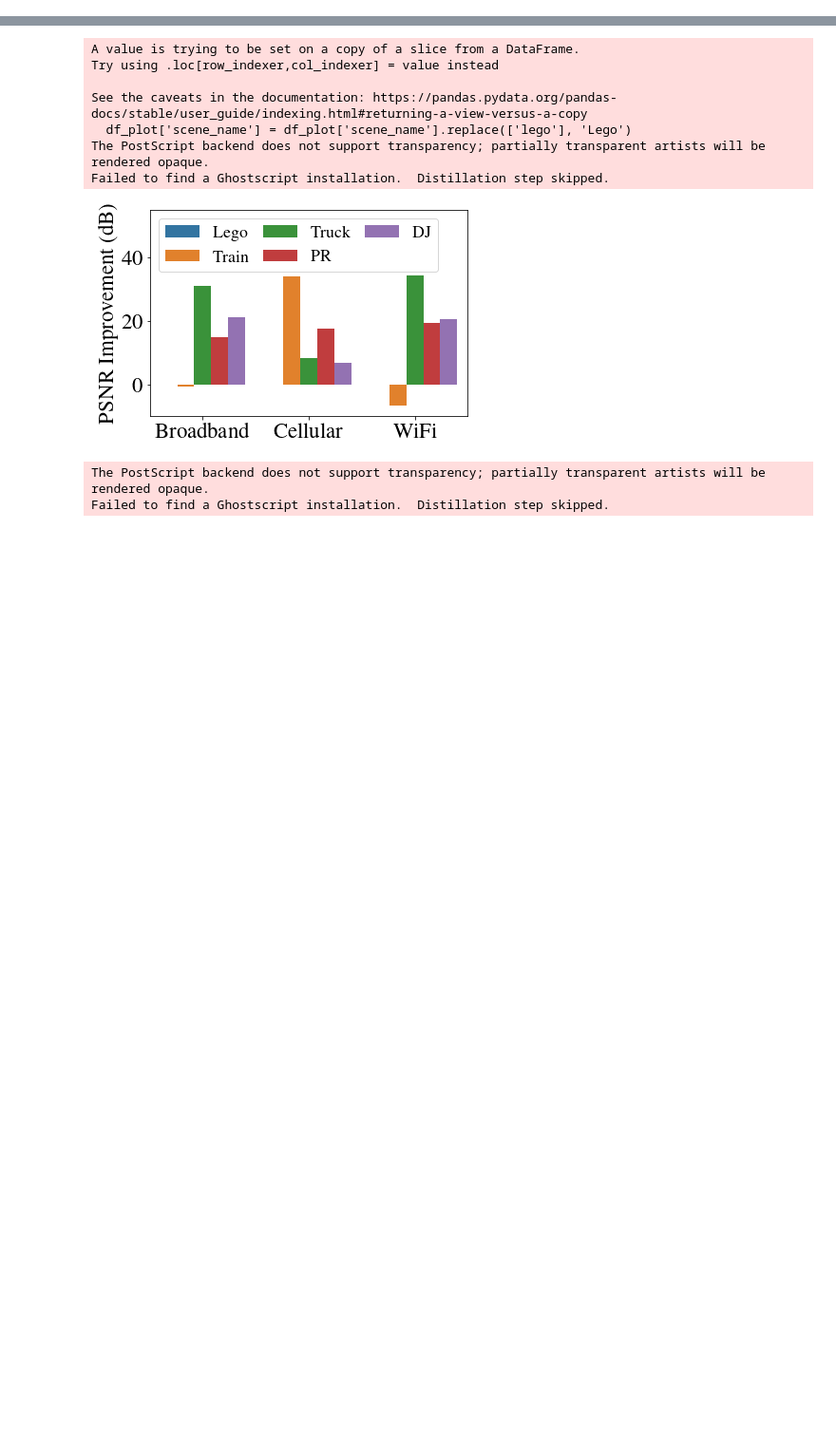
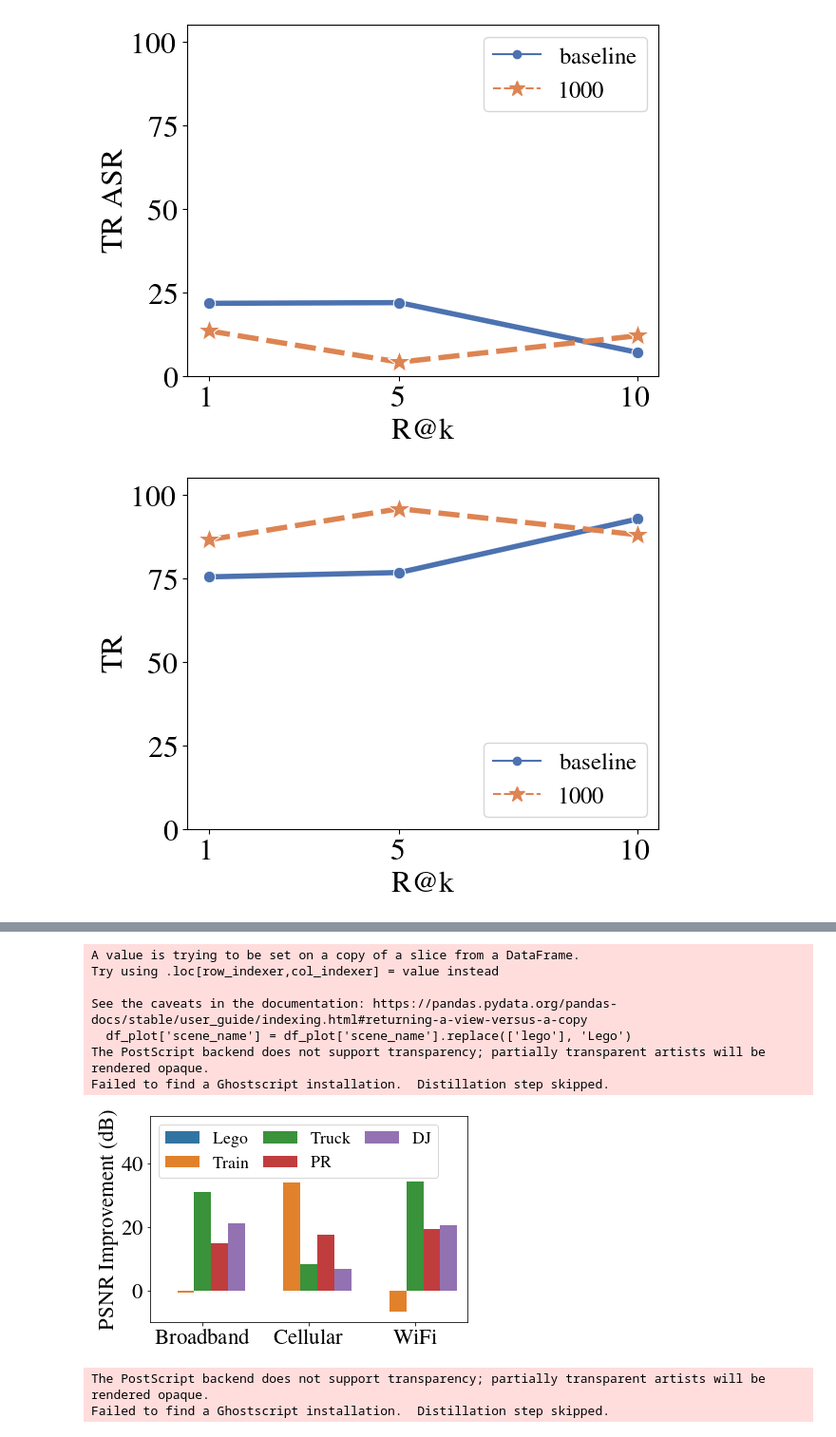
Before and after one commit to SYJINTW/ImmerEdge25-plotting, a Jupyter notebook: plotTemplate.ipynb, the cells around one changed output, grey strips where cells are left out. Shown at 95% size. Saved outputs shown, nothing was run; the diff lists cells and outputs as text; code cells hidden in the pictures; blank space fills up the shorter version.

```diff
--- a/plotTemplate.ipynb
+++ b/plotTemplate.ipynb
@@ -32,0 +79,73 @@ figsize=(6.4, 4.8)
+# %%
+def TR_ASR_baseline_and_1000():
+    roundNum = 0
+
+    saveDir = Path(".")/"figs"/f"round{roundNum}"
+    saveDir.mkdir(parents=True, exist_ok=True)
+
+    filePath = Path(".")/"csv_all"/"albef2tcl_all.csv"
+    df = pd.read_csv(filePath)
+
+    # Step 1: change to plotting format and filter
+    df_plot = df
+    df_plot = df_plot[(df_plot["model"] == "TCL")]
+    df_plot = df_plot[(df_plot["num_of_img"] == "1000") | (df_plot["num_of_img"] == "baseline")]
+
+    print(df_plot)
+
+    # 整理成 long format，x 用數字 1,5,10
+    df_long = pd.DataFrame({
+        "metric": [1, 5, 10] * len(df_plot),
+        "ASR": pd.concat([df_plot["txt_r1_ASR"], df_plot["txt_r5_ASR"], df_plot["txt_r10_ASR"]], ignore_index=True),
+        "num_of_img": df_plot["num_of_img"].repeat(3).reset_index(drop=True)
+    })
+
+    # 畫 lineplot
+    ax = sns.lineplot(x='metric', y='ASR',
+                    hue= "num_of_img",
+                    style="num_of_img",
+                    data=df_long,
+                    errorbar=('ci', 95), err_style="bars",
+                    palette = 'deep',
+                    markers=[".","*","^","D"],
+                    markersize=18,
+                    lw=4
+                    )
+
+    ax.set(ylim = (0, 105))
+    # plt.title("Text Retrieval ASR vs Recall Metric")
+    plt.xlabel("R@k")
+    plt.ylabel("TR ASR")
+    plt.xticks([1,5,10])  # 固定 X 軸刻度
+    plt.legend(title='', loc='upper right', fontsize="18", ncol=1, markerscale=2)
+    plt.show()
+
+    # 整理成 long format，x 用數字 1,5,10
+    df_long = pd.DataFrame({
+        "metric": [1, 5, 10] * len(df_plot),
+        "TR": pd.concat([df_plot["txt_r1"], df_plot["txt_r5"], df_plot["txt_r10"]], ignore_index=True),
+        "num_of_img": df_plot["num_of_img"].repeat(3).reset_index(drop=True)
+    })
+
+    # 畫 lineplot
+    ax = sns.lineplot(x='metric', y='TR',
+                    hue= "num_of_img",
+                    style="num_of_img",
+                    data=df_long,
+                    errorbar=('ci', 95), err_style="bars",
+                    palette = 'deep',
+                    markers=[".","*","^","D"],
+                    markersize=18,
+                    lw=4
+                    )
+
+    ax.set(ylim = (0, 105))
+    # plt.title("Text Retrieval ASR vs Recall Metric")
+    plt.xlabel("R@k")
+    plt.ylabel("TR")
+    plt.xticks([1,5,10])  # 固定 X 軸刻度
+    plt.legend(title='', loc='lower right', fontsize="18", ncol=1, markerscale=2)
+    plt.show()
+
+TR_ASR_baseline_and_1000()
+# %% [output]
@@ -32,0 +159,2 @@ figsize=(6.4, 4.8)
+[figure, added]
+[figure, added]
```
Also changed, not shown: parts of 9 cells of this notebook, 21 other files.
